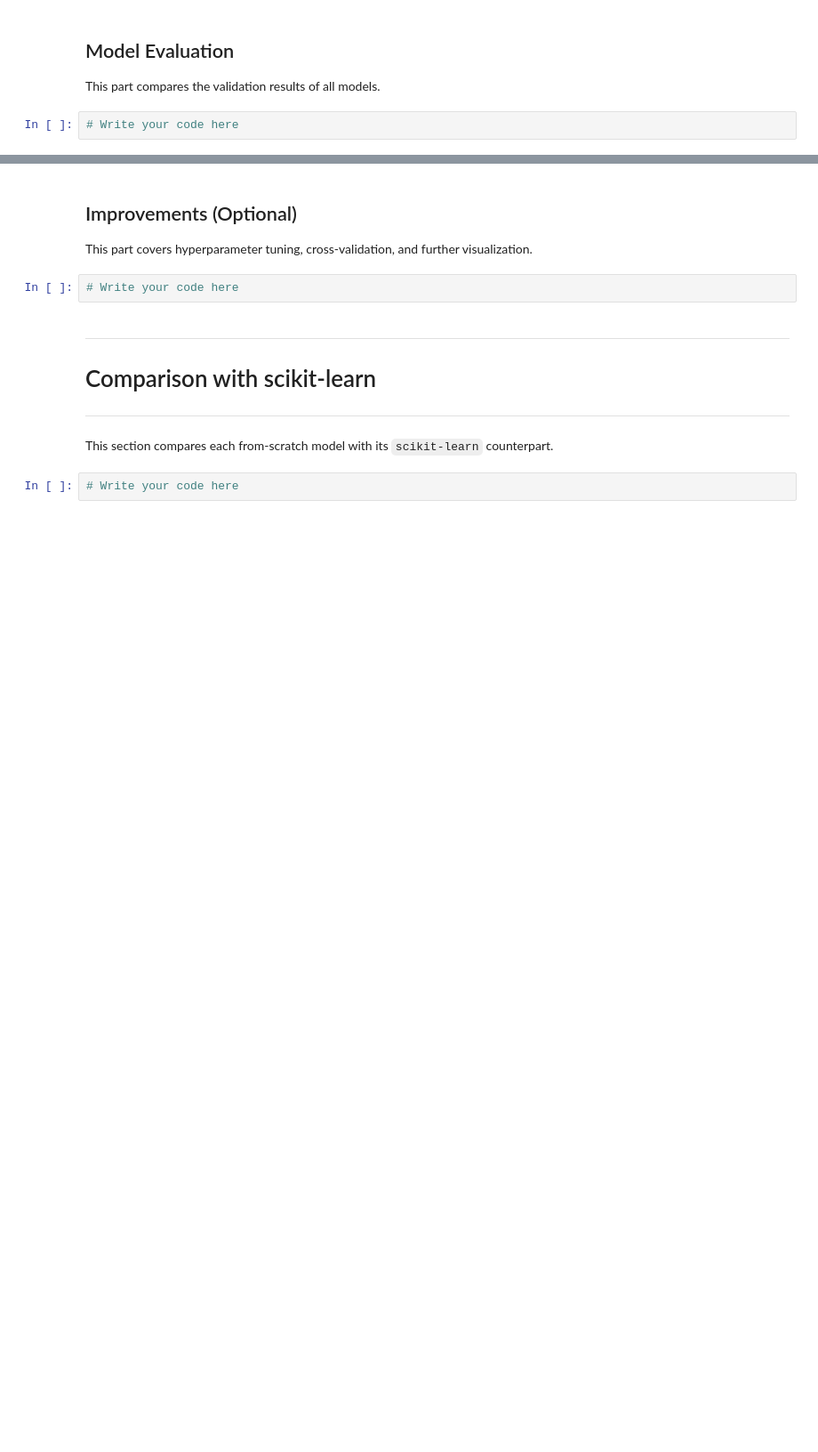
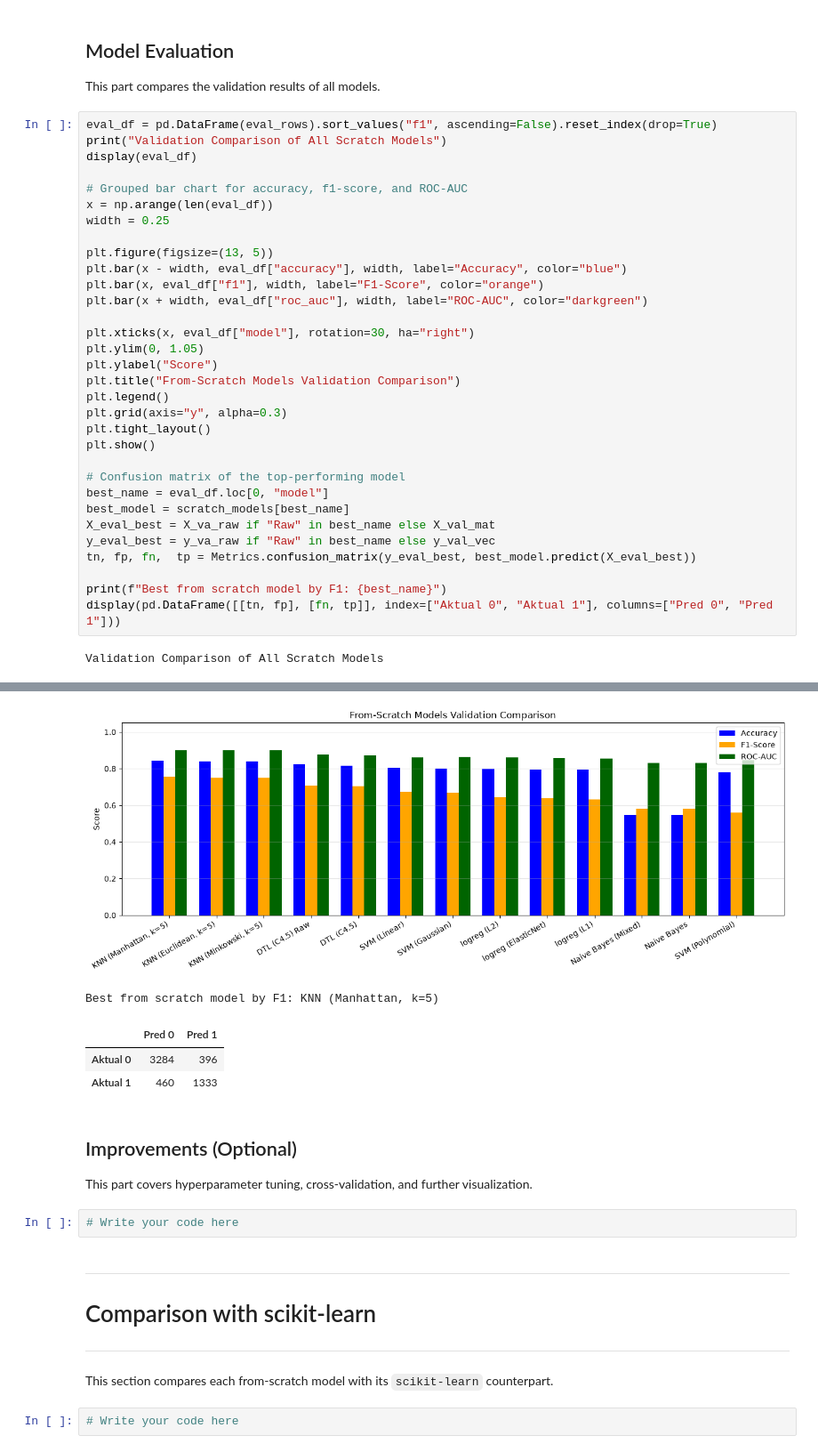
Before and after one commit to TheoMarvel/IF3170_G29_MiMHotels, a Jupyter notebook: output/Notebook_Tugas_Besar_2_IF3170_Inteligensi_Artifisial_2026_2027.ipynb, the cells around one changed output, grey strips where cells are left out. Shown at 89% size. Drawn from its saved outputs; the diff is of its cells as text; blank space fills up the shorter version.

```diff
--- a/output/Notebook_Tugas_Besar_2_IF3170_Inteligensi_Artifisial_2026_2027.ipynb
+++ b/output/Notebook_Tugas_Besar_2_IF3170_Inteligensi_Artifisial_2026_2027.ipynb
@@ -1068,4 +1171,36 @@ This part covers the Naive Bayes classifier and its validation.
 
 This part compares the validation results of all models.
 # %%
-# Write your code here
+eval_df = pd.DataFrame(eval_rows).sort_values("f1", ascending=False).reset_index(drop=True)
+print("Validation Comparison of All Scratch Models")
+display(eval_df)
+
+# Grouped bar chart for accuracy, f1-score, and ROC-AUC
+x = np.arange(len(eval_df))
+width = 0.25
+
+plt.figure(figsize=(13, 5))
+plt.bar(x - width, eval_df["accuracy"], width, label="Accuracy", color="blue")
+plt.bar(x, eval_df["f1"], width, label="F1-Score", color="orange")
+plt.bar(x + width, eval_df["roc_auc"], width, label="ROC-AUC", color="darkgreen")
+
+plt.xticks(x, eval_df["model"], rotation=30, ha="right")
+plt.ylim(0, 1.05)
+plt.ylabel("Score")
+plt.title("From-Scratch Models Validation Comparison")
+plt.legend()
+plt.grid(axis="y", alpha=0.3)
+plt.tight_layout()
+plt.show()
+
+# Confusion matrix of the top-performing model
+best_name = eval_df.loc[0, "model"]
+best_model = scratch_models[best_name]
+X_eval_best = X_va_raw if "Raw" in best_name else X_val_mat
+y_eval_best = y_va_raw if "Raw" in best_name else y_val_vec
+tn, fp, fn,  tp = Metrics.confusion_matrix(y_eval_best, best_model.predict(X_eval_best))
+
+print(f"Best from scratch model by F1: {best_name}")
+display(pd.DataFrame([[tn, fp], [fn, tp]], index=["Aktual 0", "Aktual 1"], columns=["Pred 0", "Pred 1"]))
+# %% [output]
+Validation Comparison of All Scratch Models
@@ -1072,3 +1221,8 @@ This part compares the validation results of all models.
+[figure, added]
+Best from scratch model by F1: KNN (Manhattan, k=5)
+|  | Pred 0 | Pred 1 |
+| Aktual 0 | 3284 | 396 |
+| Aktual 1 | 460 | 1333 |
 # %% [markdown]
 ## Improvements (Optional)
 
```
Also changed, not shown: parts of 10 cells of this notebook.
